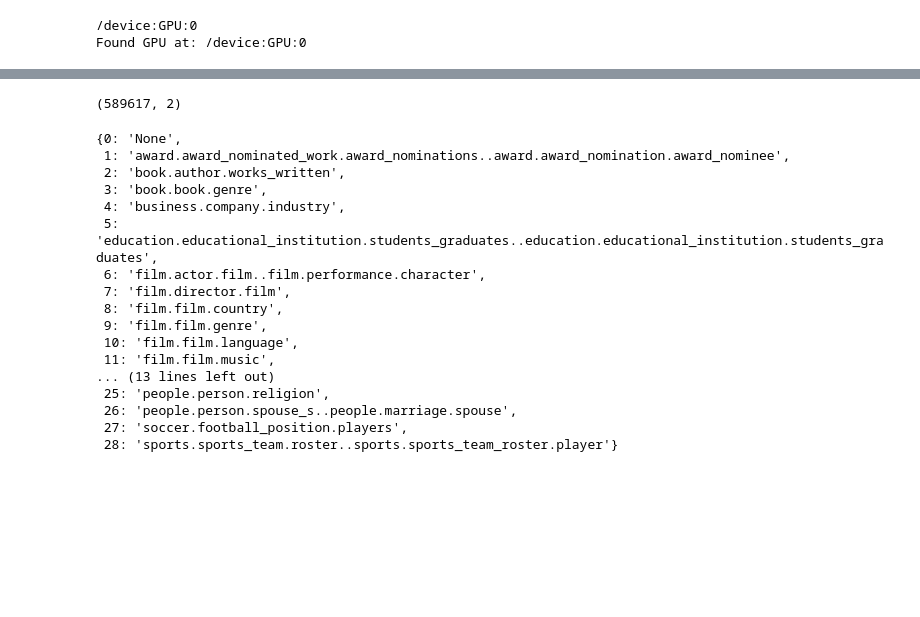
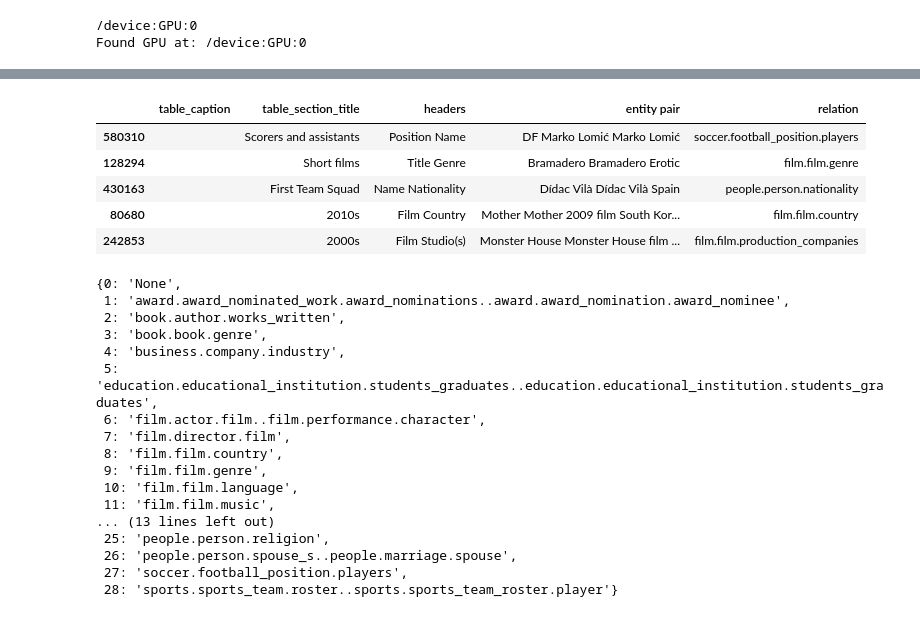
Before and after one commit to simpleParadox/RE_656, a Jupyter notebook: CMPUT_656_Project.ipynb, the cells around one changed output, grey strips where cells are left out. Drawn from its saved outputs; the diff is of its cells as text; code cells hidden in the pictures; blank space fills up the shorter version.

```diff
--- a/CMPUT_656_Project.ipynb
+++ b/CMPUT_656_Project.ipynb
@@ -52,11 +49,36 @@ train_data.fillna("", inplace = True)
 # %%
 # Shuffle data so that there is a higher chance of the train and test data being from the same distribution.
 train_data = shuffle(train_data, random_state = 1)
+# %%
+train_data.head()
+# %% [output]
+|  | table_caption | table_section_title | headers | entity pair | relation |
+| 580310 |  | Scorers and assistants | Position Name | DF Marko Lomić Marko Lomić | soccer.football_position.players |
+| 128294 |  | Short films | Title Genre | Bramadero Bramadero Erotic | film.film.genre |
+| 430163 |  | First Team Squad | Name Nationality | Dídac Vilà Dídac Vilà Spain | people.person.nationality |
+| 80680 |  | 2010s | Film Country | Mother Mother 2009 film South Kor... | film.film.country |
+| 242853 |  | 2000s | Film Studio(s) | Monster House Monster House film ... | film.film.production_companies |
 # %%
-# Now read the rows, convert them into strings and then only keep the unique ones.
-sentences_and_lables = np.array([[' '.join(map(str, row[:-1].tolist())).strip(), row[-1]] for row in train_data.iloc[:,:].values])
-print(sentences_and_lables.shape)
-sentences = sentences_and_lables[:, 0]
-#labels = sentences_and_lables[:, 1]
+# # Now read the rows, convert them into strings and then only keep the unique ones.
+sentences_and_labels =  np.array([[' '.join(map(str, row[:-1].tolist())).strip(), row[-1]] for row in train_data.iloc[:,:].values])
+# c = 0
+# for row in train_data.iloc[:,:].values:
+#     label = row[-1]
+#     c += 1
+#     row_retrieved = row[:-1].tolist()
+#     s = ' '.join(row_retrieved).strip()
+#     del row_retrieved
+#     # break
+#     # s = ' '.join(map(str, row[:-1].tolist())).strip()
+
+#     temp = np.array([s, label])
+#     del label
+#     del s
+#     del row
+#     sentences_and_labels.append(temp)
+#     del temp
+
+# # print(sentences_and_labels.shape)
+# sentences = np.array(sentences_and_labels)[:, 0]
+# del train_data
+# labels = sentences_and_lables[:, 1]
-# %% [output]
-(589617, 2)
```
Also changed, not shown: parts of 15 cells of this notebook.
